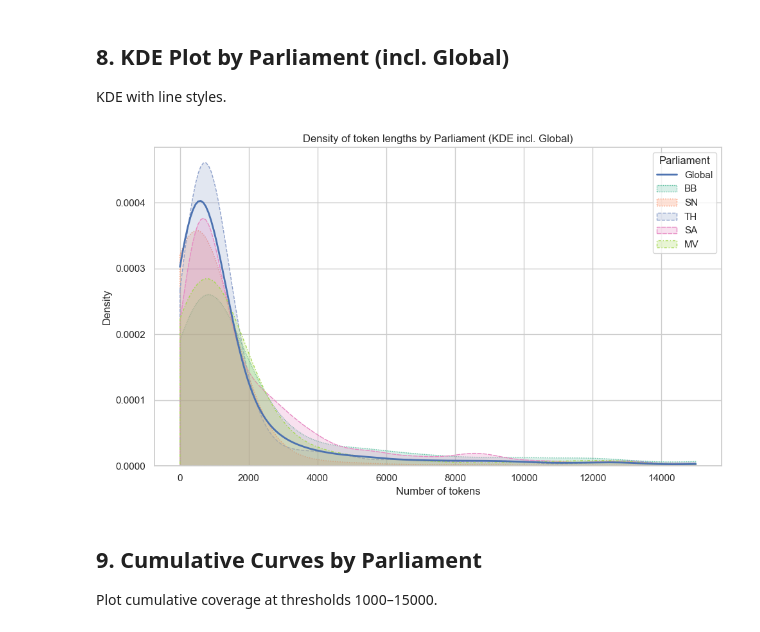
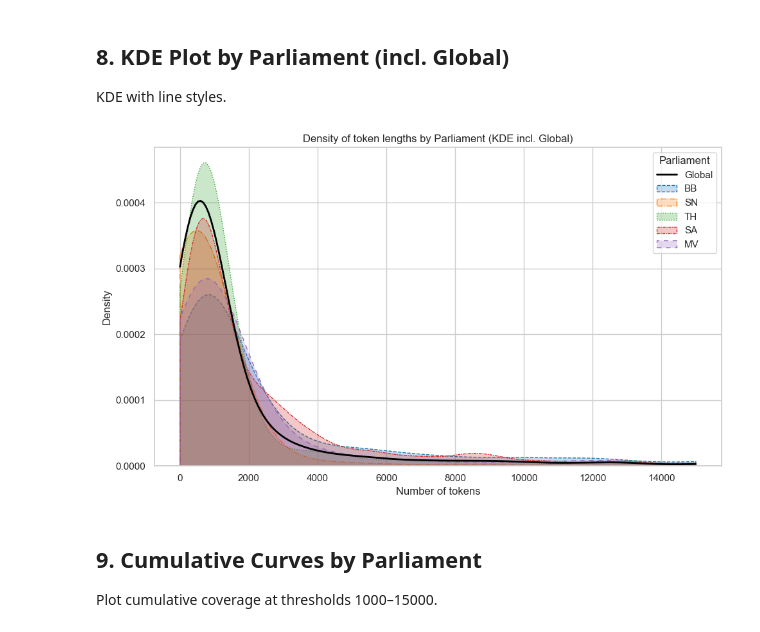
Before and after one commit to theolenko/bachelorsthesis_notebook_code, a Jupyter notebook: 02exploratory_analysis.ipynb, the cells around one changed output. Cells and saved outputs as stored; diff of their text form; code cells hidden in the pictures.

```diff
--- a/02exploratory_analysis.ipynb
+++ b/02exploratory_analysis.ipynb
@@ -135,15 +145,16 @@ Overlay histograms without normalization.
 # %%
 # Plot overlaid histograms of token lengths by parliament (0–4,000 tokens)
 plt.figure(figsize=(10,6))
-n_colors = df["Landtag"].nunique()
 ax = sns.histplot(
     data=df,
     x="TokenLength",
-    hue="Landtag", bins=3000,
+    hue="Landtag",
+    hue_order=order[1:], # use the explicit order, excluding "Global",
+    bins=3000,
     element="step",
     stat="count",
     common_norm=False,
-    palette=palette[:n_colors]
+    palette=palette
 )
 plt.xlim(0,4000)
 plt.title("Token count distribution by Parliament (overlaid)")
@@ -159,12 +170,13 @@ plt.show()
 Facets with uniform axes.
 # %%
 # Plot faceted histograms for each parliament with consistent colors
-landtags = df["Landtag"].unique()
-color_map = {land: palette[i] for i, land in enumerate(landtags)}
+landtags = order[1:]  # use the explicit order, excluding "Global"
+color_map = {land: palette[land] for land in landtags}
 bins = np.arange(0, 4001, 100)
 
 g = sns.FacetGrid(df, col="Landtag", col_wrap=3,
-                  height=4, sharex=True, sharey=True)
+                  height=4, sharex=True, sharey=True,
+                  col_order=landtags)  # enforce the same column order
 
 for ax, land in zip(g.axes.flatten(), landtags):
     subset = df[df["Landtag"] == land]
@@ -240,32 +252,38 @@ plt.show()
 
 KDE with line styles.
 # %%
+
 # Plot KDE (Kernel Density Estimate) for token lengths by parliament and global
 plt.figure(figsize=(10,6))
-sns.kdeplot(df["TokenLength"],
-            fill=False,
-            bw_adjust=0.5,
-            clip=(0,15000),
-            label="Global",
-            linestyle=line_styles["Global"],
-            linewidth=2)
-for i, land in enumerate(df["Landtag"].unique()):
-    subset=df[df["Landtag"]==land]["TokenLength"]
-    sns.kdeplot(subset,
-                fill=True,
-                bw_adjust=0.5,
-                clip=(0,15000),
-                label=land,
-                linestyle=line_styles[land],
-                color=palette[i])
+sns.kdeplot(
+    df["TokenLength"],
+    fill=False,
+    bw_adjust=0.5,
+    clip=(0,15000),
+    label="Global",
+    linestyle=line_styles["Global"],
+    color=palette["Global"],
+    linewidth=2
+)
+for land in order[1:]:
+    subset = df[df["Landtag"] == land]["TokenLength"]
+    sns.kdeplot(
+        subset,
+        fill=True,
+        bw_adjust=0.5,
+        clip=(0,15000),
+        label=land,
+        linestyle=line_styles[land],
+        color=palette[land]
+    )
 plt.title("Density of token lengths by Parliament (KDE incl. Global)")
 plt.xlabel("Number of tokens")
 plt.ylabel("Density")
 plt.legend(title="Parliament")
 plt.tight_layout()
 plt.show()
 # %% [output]
-[figure, old version]
+[figure, new version]
 # %% [markdown]
 ## 9. Cumulative Curves by Parliament
 
```
Also changed, not shown: parts of 9 cells of this notebook.
